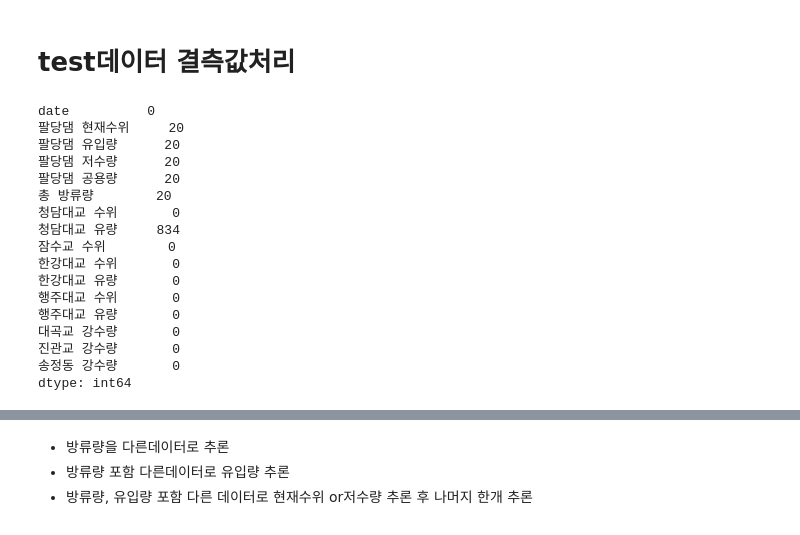
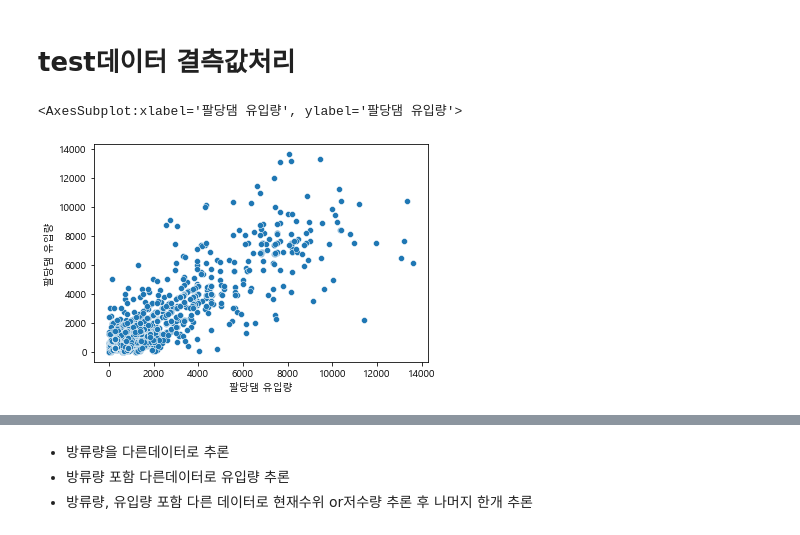
Before and after one commit to ljs7463/Dacon-HanRiverForecasting, a Jupyter notebook: 임정석/4. 이동평균 + 회귀모델 (2013년).ipynb, the cells around one changed output, grey strips where cells are left out. Drawn from its saved outputs; the diff is of its cells as text; code cells hidden in the pictures.

```diff
--- a/임정석/4. 이동평균 + 회귀모델 (2013년).ipynb
+++ b/임정석/4. 이동평균 + 회귀모델 (2013년).ipynb
@@ -293,22 +299,9 @@ dtype: int64
 # %% [markdown]
 # test데이터 결측값처리
 # %%
-test.fillna(test.rolling(9, min_periods = 1, axis = 0,center = True).mean()).isna().sum()
+copy_test = test.fillna(test.rolling(9, min_periods = 1, axis = 0,center = True).mean())
-# %% [output]
-date          0
-팔당댐 현재수위     20
-팔당댐 유입량      20
-팔당댐 저수량      20
-팔당댐 공용량      20
-총 방류량        20
-청담대교 수위       0
-청담대교 유량     834
-잠수교 수위        0
-한강대교 수위       0
-한강대교 유량       0
-행주대교 수위       0
-행주대교 유량       0
-대곡교 강수량       0
-진관교 강수량       0
-송정동 강수량       0
-dtype: int64
+# %%
+sns.scatterplot(copy_test['팔당댐 유입량'],copy_test['팔당댐 유입량'].shift(2))
+# %% [output]
+<AxesSubplot:xlabel='팔당댐 유입량', ylabel='팔당댐 유입량'>
+[figure, added]
```
Also changed, not shown: parts of 9 cells of this notebook.
